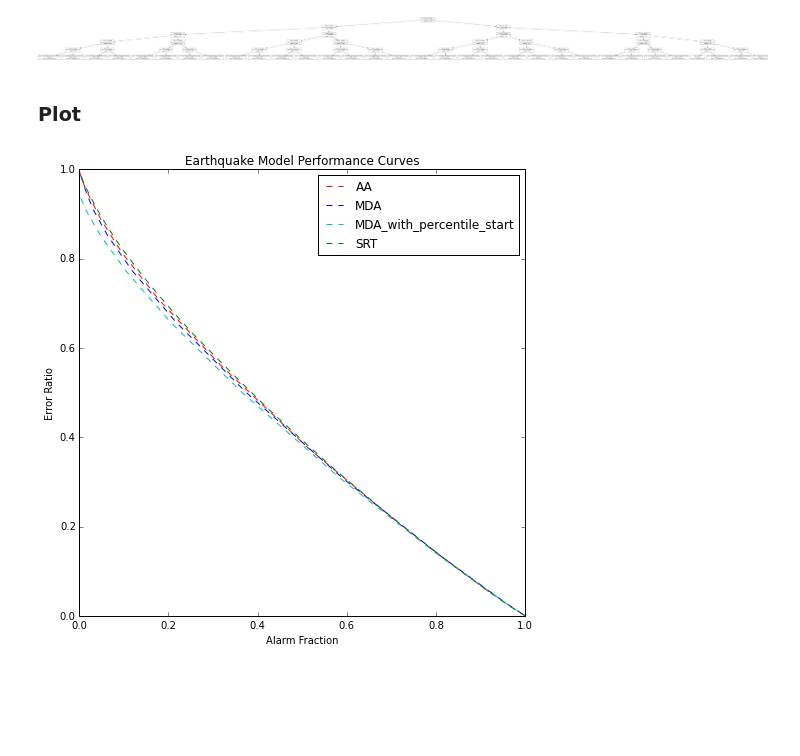
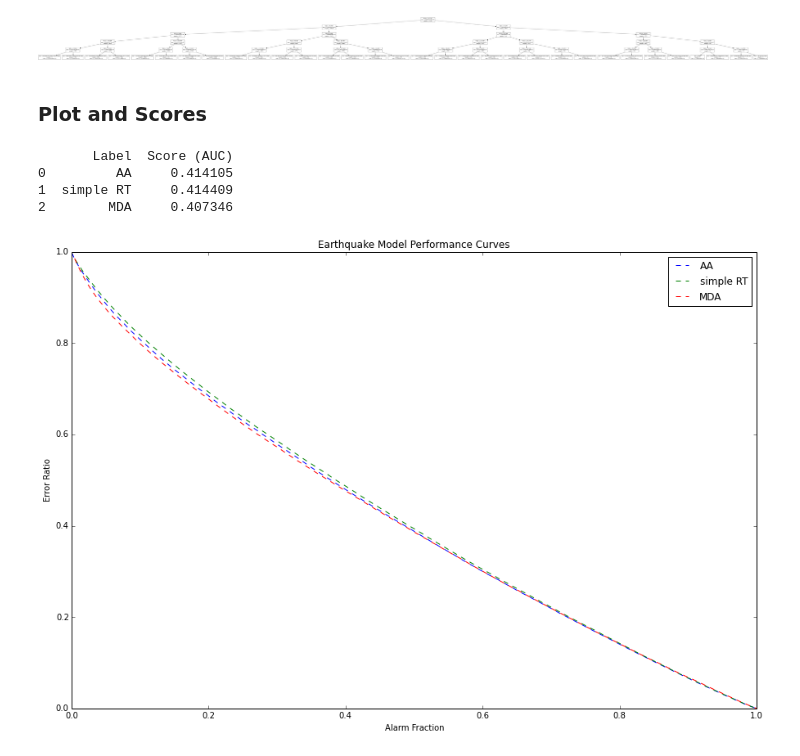
Before and after one commit to AlvinYuan/analyzers, a Jupyter notebook: notebooks/CS294.ipynb, the cells around one changed output. Drawn from its saved outputs; the diff is of its cells as text; code cells hidden in the pictures; blank space fills up the shorter version.

Commit message:
add AUC. remove start offset with % start (doesn't work correctly with the other code.

```diff
--- a/notebooks/CS294.ipynb
+++ b/notebooks/CS294.ipynb
@@ -315,7 +367,7 @@ event_magnitudes = np.matrix(training["MAG"].values).getT()
 
 # Evaluation
 # Compute alarm_fractions and error_ratios for mda by varying tau
-mda_taus = [1000 * 2**i for i in range(14)]
+mda_taus = [1000 * 1.03**i for i in range(300)]
 mda_alarm_fractions = []
 mda_error_ratios = []
 
@@ -324,4 +376,7 @@ for tau in mda_taus:
     predicted, time_contributions = process_alarms(event_times, mda_alarms)
     mda_alarm_fractions.append(alarm_fraction(event_times, time_contributions))
     mda_error_ratios.append(error_ratio(predicted))
+
+check_coverage(mda_alarm_fractions, mda_error_ratios)
+curves_data["MDA"] = clean_points(mda_alarm_fractions, mda_error_ratios)
 # %% [output]
@@ -365,7 +394,7 @@ event_magnitudes = np.matrix(training["MAG"].values).getT()
 
 # Evaluation
 # Compute alarm_fractions and error_ratios for simple automatic alarms by varying alarm_length
-aa_alarm_lengths = [1000* 2**i for i in range(14)]
+aa_alarm_lengths = [1000* 1.03**i for i in range(400)]
 aa_alarm_fractions = []
 aa_error_ratios = []
 
@@ -374,4 +403,7 @@ for alarm_length in aa_alarm_lengths:
     predicted, time_contributions = process_alarms(event_times, aa_alarms)
     aa_alarm_fractions.append(alarm_fraction(event_times, time_contributions))
     aa_error_ratios.append(error_ratio(predicted))
+
+check_coverage(aa_alarm_fractions, aa_error_ratios)
+curves_data["AA"] = clean_points(aa_alarm_fractions, aa_error_ratios)
 # %% [output]
@@ -396,7 +428,7 @@ rt_model.fit(training_matrix, training_goals)
 
 # Evaluation
 # Compute alarm_fractions and error_ratios for regression trees on magnitude data by varying multipler
-rt_multipliers = [.8 ** i for i in range(150)]
+rt_multipliers = [.97 ** i for i in range(400)]
 rt_alarm_fractions = []
 rt_error_ratios = []
 
@@ -406,4 +438,7 @@ for multiplier in rt_multipliers:
     predicted, time_contributions = process_alarms(event_times, rt_alarms)
     rt_alarm_fractions.append(alarm_fraction(event_times, time_contributions))
     rt_error_ratios.append(error_ratio(predicted))
+
+check_coverage(rt_alarm_fractions, rt_error_ratios)
+curves_data["simple RT"] = clean_points(rt_alarm_fractions, rt_error_ratios)
 # %% [output]
@@ -428,25 +463,43 @@ display_tree(rt_model)
 # %% [output]
 [figure]
 # %% [markdown]
-### Plot
+### Plot and Scores
+# %%
+"""
+AUC values for curves
+"""
+labels = []
+scores = []
+for label, points in curves_data.items():
+    labels.append(label)
+    scores.append(np.trapz(points[1], points[0]))
+print pd.DataFrame({ "Label": labels, "Score (AUC)": scores })
+# %% [output]
+       Label  Score (AUC)
+0         AA     0.414105
+1  simple RT     0.414409
+2        MDA     0.407346
 # %%
 """
 Plot the commonly used chart
 Based off HW1 precision vs. recall plot
 """
 import pylab
 %matplotlib inline
-pylab.figure(figsize=(8,8))
+colors = ["b", "g", "r", "c", "m", "y", "k", "w"]
+
+pylab.figure(figsize=(15,10))
 pylab.title("Earthquake Model Performance Curves")
 pylab.xlabel("Alarm Fraction")
 pylab.ylabel("Error Ratio")
 pylab.xlim([0,1])
 pylab.ylim([0,1])
-pylab.plot(aa_alarm_fractions, aa_error_ratios,'r--', label="AA")
-pylab.plot(mda_alarm_fractions, mda_error_ratios, 'b--', label="MDA")
-pylab.plot(mda_alarm_fractions2, mda_error_ratios2, 'c--', label="MDA_with_percentile_start")
-pylab.plot(rt_alarm_fractions, rt_error_ratios, 'g--', label="SRT")
+
+color_index = 0
+for label, points in curves_data.items():
+    pylab.plot(points[0], points[1],colors[color_index] + '--', label=label)
+    color_index += 1
 pylab.legend()
 pylab.show()
 # %% [output]
-[figure, old version]
+[figure, new version]
```
Also changed, not shown: parts of 20 cells of this notebook.
